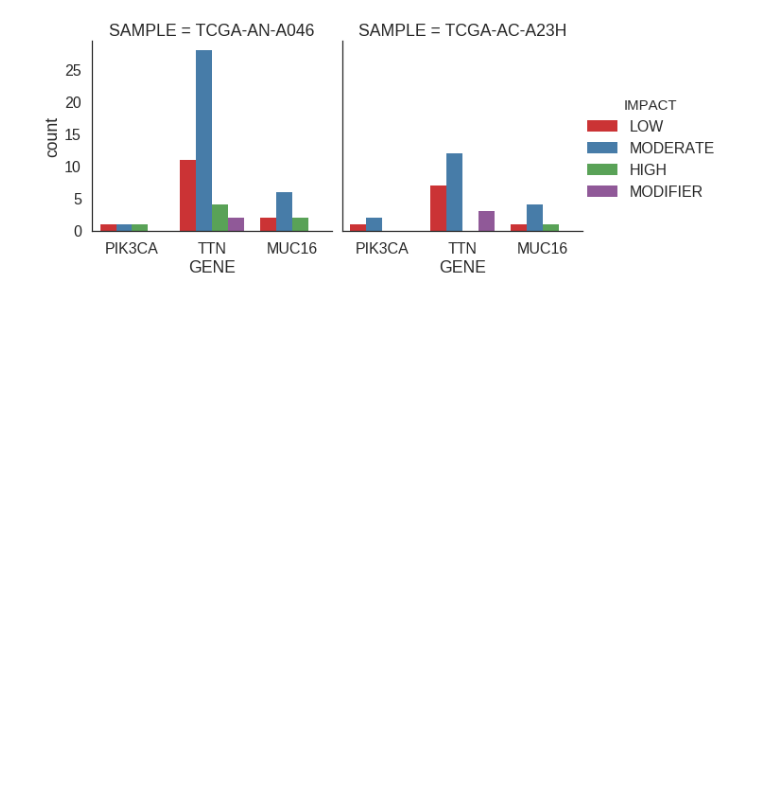
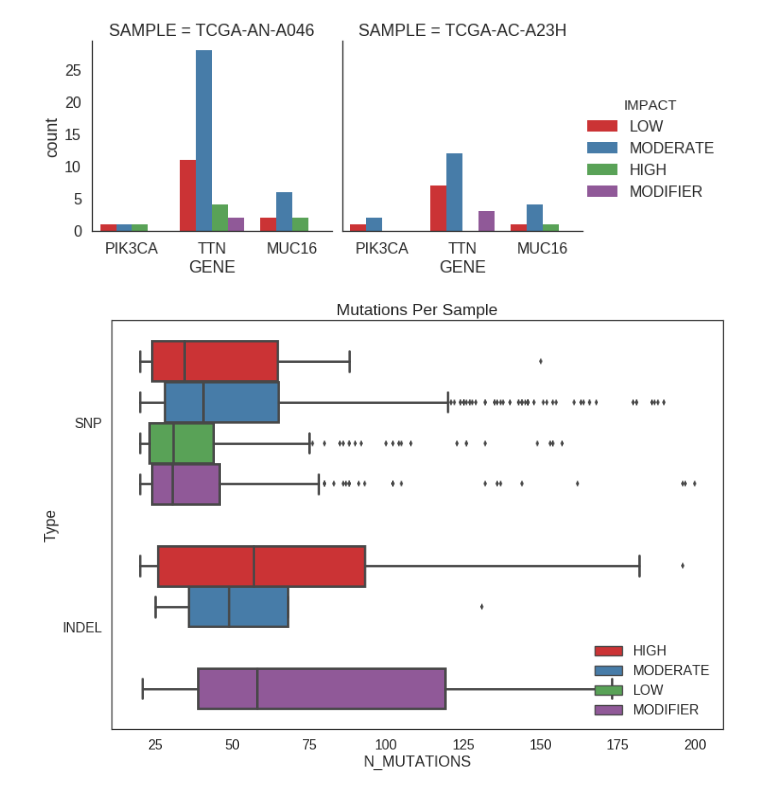
Before and after one commit to carMartinez/eda_python_vs_r, a Jupyter notebook: python_explore.ipynb, the cells around one changed output. Cells and saved outputs as stored; diff of their text form; code cells hidden in the pictures; blank space fills up the shorter version.

Commit message:
Add descriptive stats

```diff
--- a/python_explore.ipynb
+++ b/python_explore.ipynb
@@ -506,3 +507,14 @@ df_impact.head()
 | 2 | A1CF | HIGH | 1 |
 | 3 | A1CF | LOW | 1 |
 | 4 | A1CF | MODERATE | 6 |
+# %%
+## Descriptive statistics
+
+## Make counts per group
+# This df is used later for box plots
+df_sample_counts = df.groupby(['SAMPLE', 'TYPE2', 'IMPACT']).agg({'MUTATION': 'size'})
+df_sample_counts.reset_index(inplace=True)
+df_sample_counts.columns = ['SAMPLE', 'TYPE2', 'IMPACT', 'N_MUTATIONS']
+df_sample_counts = df_sample_counts.loc[df_sample_counts['N_MUTATIONS'].between(20, 200)]
+
+df_sample_counts.head()
@@ -684,3 +752,25 @@ plt.savefig(img_dir + 'facet_py.png')
 plt.show()
 # %% [output]
 [figure]
+# %%
+## Box plot with grouping
+
+## Box plot
+sns.boxplot(
+    y = 'TYPE2',
+    x = 'N_MUTATIONS',
+    hue = 'IMPACT',
+    orient = 'h',
+    data = df_sample_counts,
+    order = ['SNP', 'INDEL'],
+    hue_order = ['HIGH', 'MODERATE', 'LOW', 'MODIFIER'],
+    palette = 'Set1'
+)
+plt.title('Mutations Per Sample')
+plt.ylabel('Type')
+plt.legend(loc=4)
+
+plt.savefig(img_dir + 'box_group_py.png')
+plt.show()
+# %% [output]
+[figure, added]
```
Also changed, not shown: parts of 5 cells of this notebook, 2 other files.
